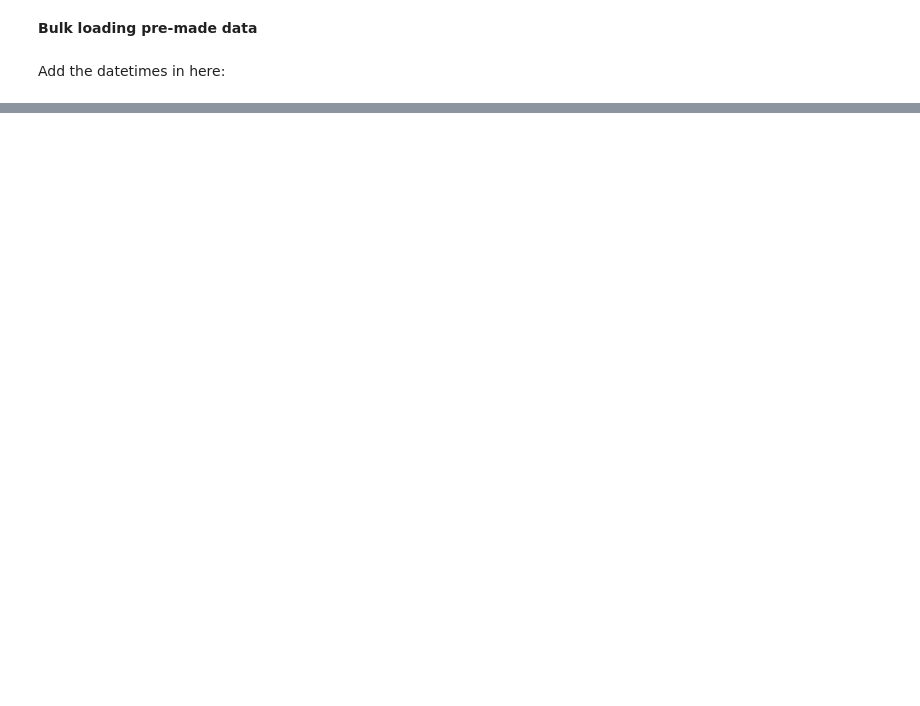
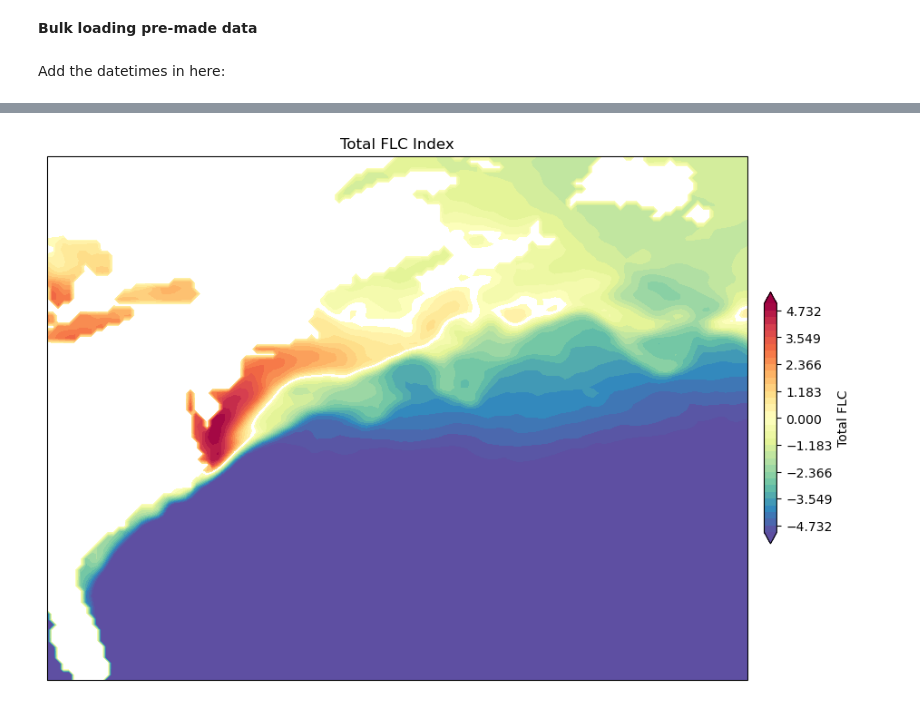
Before and after one commit to jesseturner/FalseLowClouds, a Jupyter notebook: Model/MODEL_FLC.ipynb, the cells around one changed output, grey strips where cells are left out. Saved outputs shown, nothing was run; the diff lists cells and outputs as text; code cells hidden in the pictures; blank space fills up the shorter version.

Commit message:
Making MODEL more adaptable, reorganizing files

```diff
--- a/Model/MODEL_FLC.ipynb
+++ b/Model/MODEL_FLC.ipynb
@@ -9,4 +9,4 @@ import cartopy.feature as cfeature
 import pandas as pd
 import datetime
 
-root = "/home/jturner/false_low_clouds_2023"
+root = "/home/jturner/false_low_clouds_2023/Model/Time_Lapse/"
@@ -168,8 +17,6 @@ clb.set_label('%')
 
 Allows me to delete the large grib file in favor of two smaller pickle files
 # %%
-root = "/Volumes/Turner2/FalseLowClouds/Analysis/Model/Time_Lapse/"
-
 date = '20230219'
 # %%
 gfs_file = root+date+"/gfs.t00z.pgrb2.0p25.f000"
@@ -206,8 +53,6 @@ q.to_netcdf(root+date+'/q_'+date+'.nc')
 # %% [markdown]
 **Loading pre-made data**
 # %%
-root = "/Volumes/Turner2/FalseLowClouds/Analysis/Model/Time_Lapse/"
-
 date = '20230219'
 
 sst_file = root+date+"/oisst-avhrr-v02r01."+date+".nc"
@@ -385,24 +232,26 @@ clb.set_label('Total FLC')
 # %%
 projection=ccrs.PlateCarree()
 fig,ax=plt.subplots(1, figsize=(12,12),subplot_kw={'projection': projection})
 cmap = plt.cm.Spectral_r
-#levels = np.linspace(-np.amax(tot.flc_index), np.amax(tot.flc_index), 35)
+levels = np.linspace(-np.amax(tot.flc_index), np.amax(tot.flc_index), 35)
 #---since Central America values are negative
-levels = np.linspace(-12, 12, 71)
+#levels = np.linspace(-12, 12, 71)
 
 ax.coastlines(resolution='110m')
 ax.add_feature(cfeature.BORDERS)
 c=ax.contourf(tot.longitude[0,:], tot.latitude[:,0], tot.flc_index, cmap=cmap, levels=levels, extend='both')
 
 #---hacky way of adding white = 0
 white_levels = [-.1,.1]
 c_white=ax.contourf(tot.longitude[0,:], tot.latitude[:,0], tot.flc_index, levels=white_levels, colors='w')
 
 clb=plt.colorbar(c, shrink=0.3, pad=0.02, ax=ax)
 ax.set_title('Total FLC Index')
 clb.set_label('Total FLC')
 
 #plt.savefig('/Users/jturner/Downloads/total_flc_index_CentralAmerica.png', dpi=300)
+# %% [output]
+[figure, added]
 # %%
 flc_above = []
 da_tot_area = []
```
Also changed, not shown: parts of 29 cells of this notebook.
